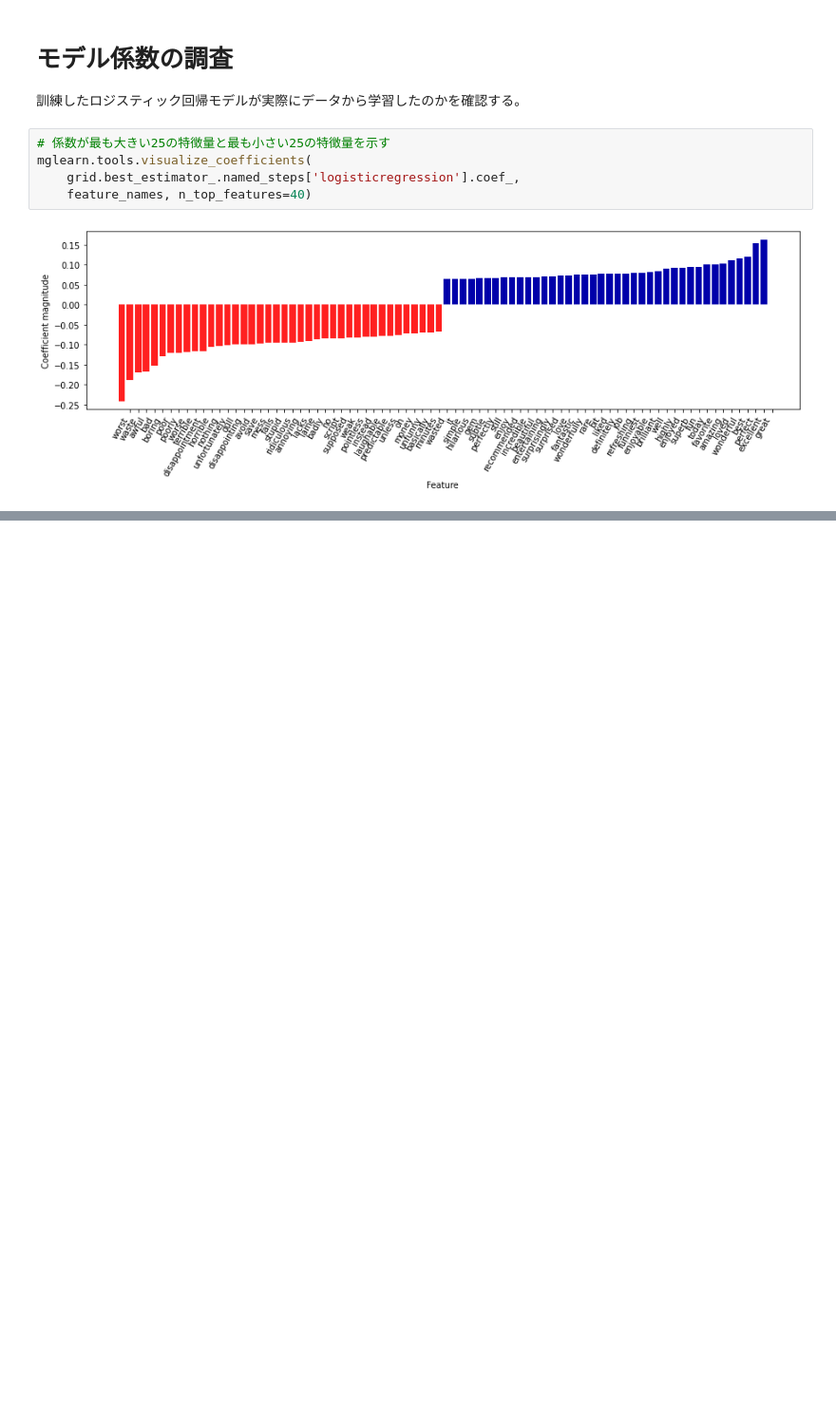
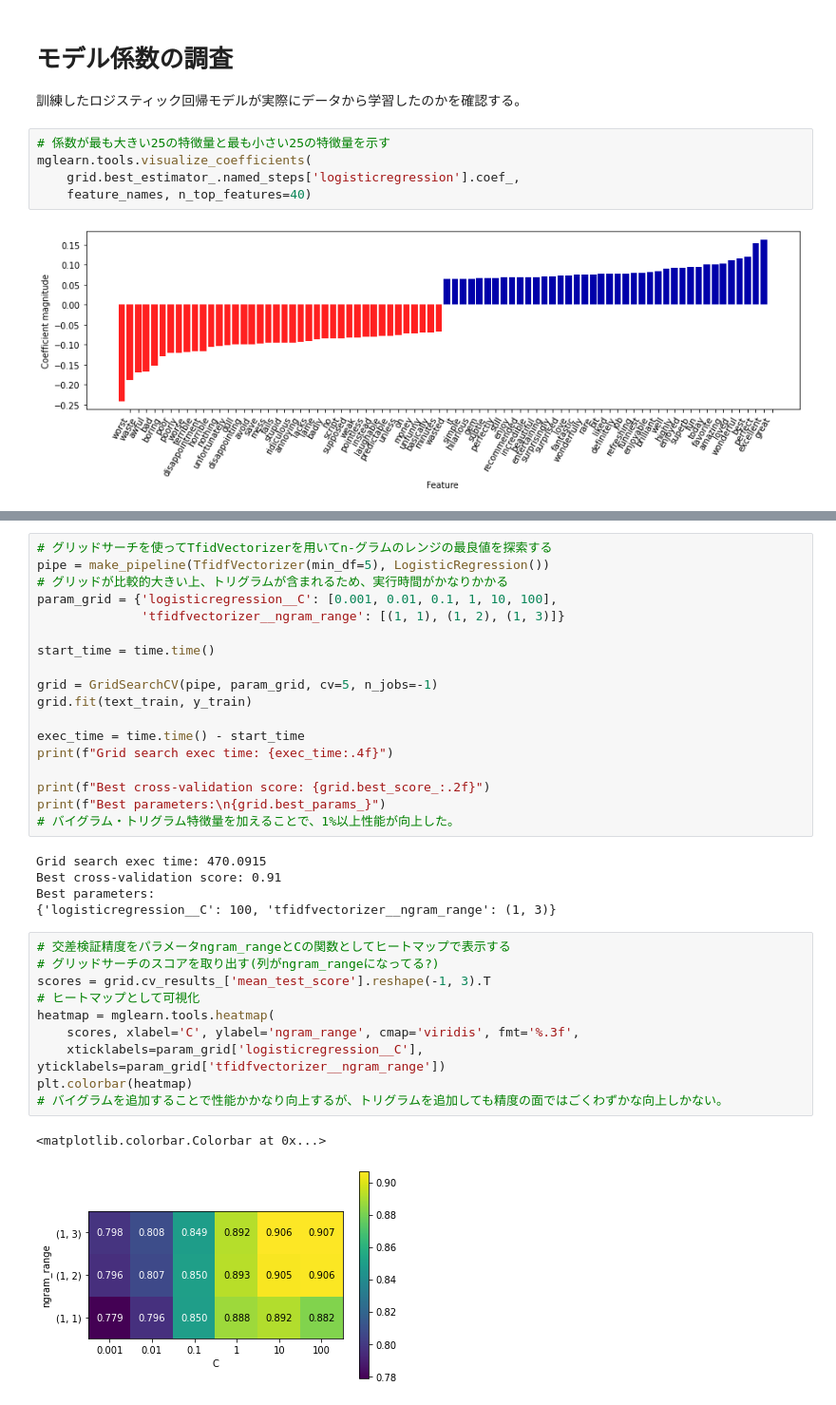
Before and after one commit to sasa-git/ml-practice, a Jupyter notebook: 7/prictice-7.ipynb, the cells around one changed output, grey strips where cells are left out. Shown: that part at 95% size. Cells and saved outputs as stored; diff of their text form; blank space fills up the shorter version.

```diff
--- a/7/prictice-7.ipynb
+++ b/7/prictice-7.ipynb
@@ -388,0 +440,36 @@ mglearn.tools.visualize_coefficients(
+# %%
+# グリッドサーチを使ってTfidVectorizerを用いてn-グラムのレンジの最良値を探索する
+pipe = make_pipeline(TfidfVectorizer(min_df=5), LogisticRegression())
+# グリッドが比較的大きい上、トリグラムが含まれるため、実行時間がかなりかかる
+param_grid = {'logisticregression__C': [0.001, 0.01, 0.1, 1, 10, 100],
+              'tfidfvectorizer__ngram_range': [(1, 1), (1, 2), (1, 3)]}
+
+start_time = time.time()
+
+grid = GridSearchCV(pipe, param_grid, cv=5, n_jobs=-1)
+grid.fit(text_train, y_train)
+
+exec_time = time.time() - start_time
+print(f"Grid search exec time: {exec_time:.4f}")
+
+print(f"Best cross-validation score: {grid.best_score_:.2f}")
+print(f"Best parameters:\n{grid.best_params_}")
+# バイグラム・トリグラム特徴量を加えることで、1%以上性能が向上した。
+# %% [output]
+Grid search exec time: 470.0915
+Best cross-validation score: 0.91
+Best parameters:
+{'logisticregression__C': 100, 'tfidfvectorizer__ngram_range': (1, 3)}
+# %%
+# 交差検証精度をパラメータngram_rangeとCの関数としてヒートマップで表示する
+# グリッドサーチのスコアを取り出す(列がngram_rangeになってる?)
+scores = grid.cv_results_['mean_test_score'].reshape(-1, 3).T
+# ヒートマップとして可視化
+heatmap = mglearn.tools.heatmap(
+    scores, xlabel='C', ylabel='ngram_range', cmap='viridis', fmt='%.3f',
+    xticklabels=param_grid['logisticregression__C'], yticklabels=param_grid['tfidfvectorizer__ngram_range'])
+plt.colorbar(heatmap)
+# バイグラムを追加することで性能かかなり向上するが、トリグラムを追加しても精度の面ではごくわずかな向上しかない。
+# %% [output]
+<matplotlib.colorbar.Colorbar at 0x...>
+[figure, added]
```
Also changed, not shown: parts of 34 cells of this notebook, 1 other file.
